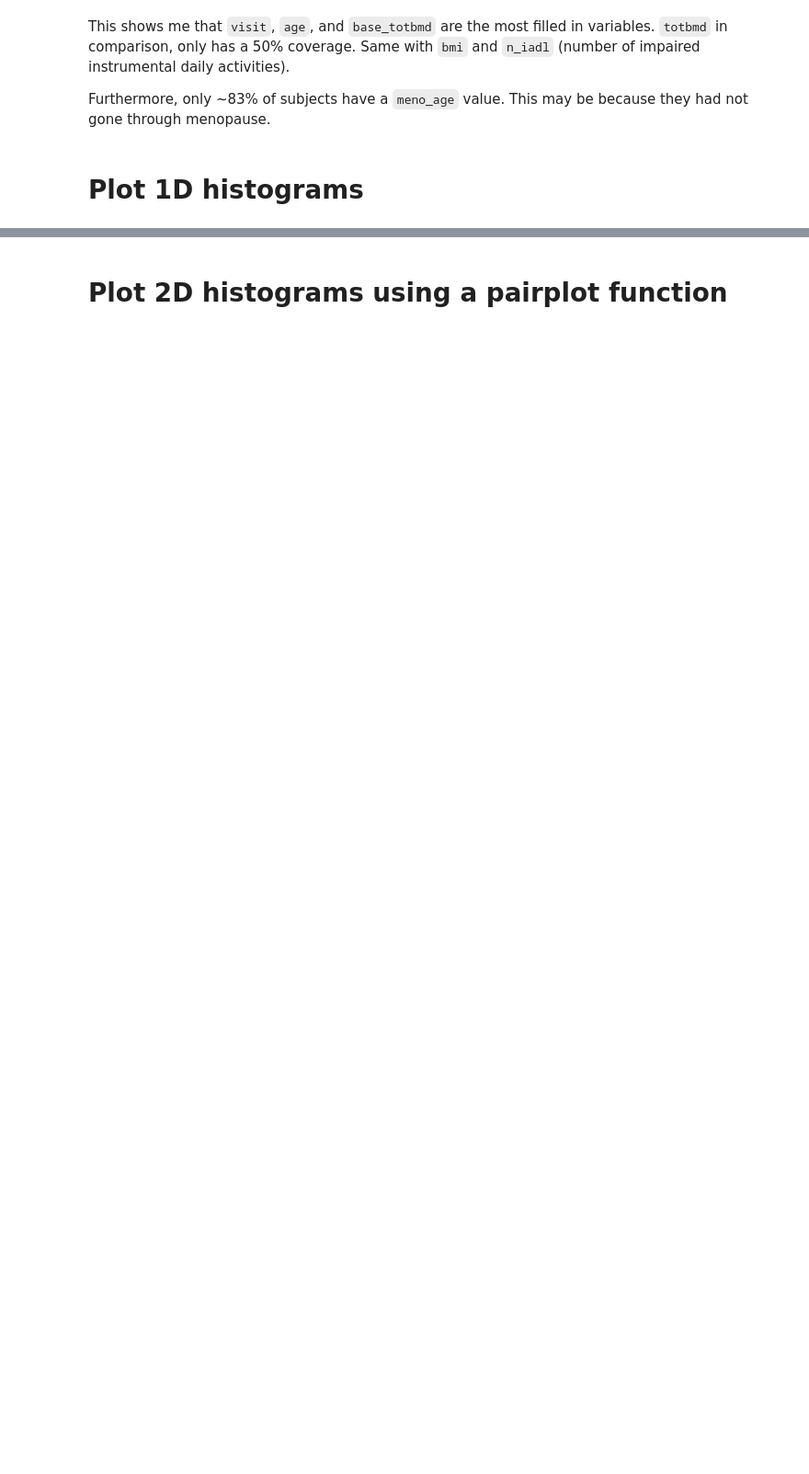
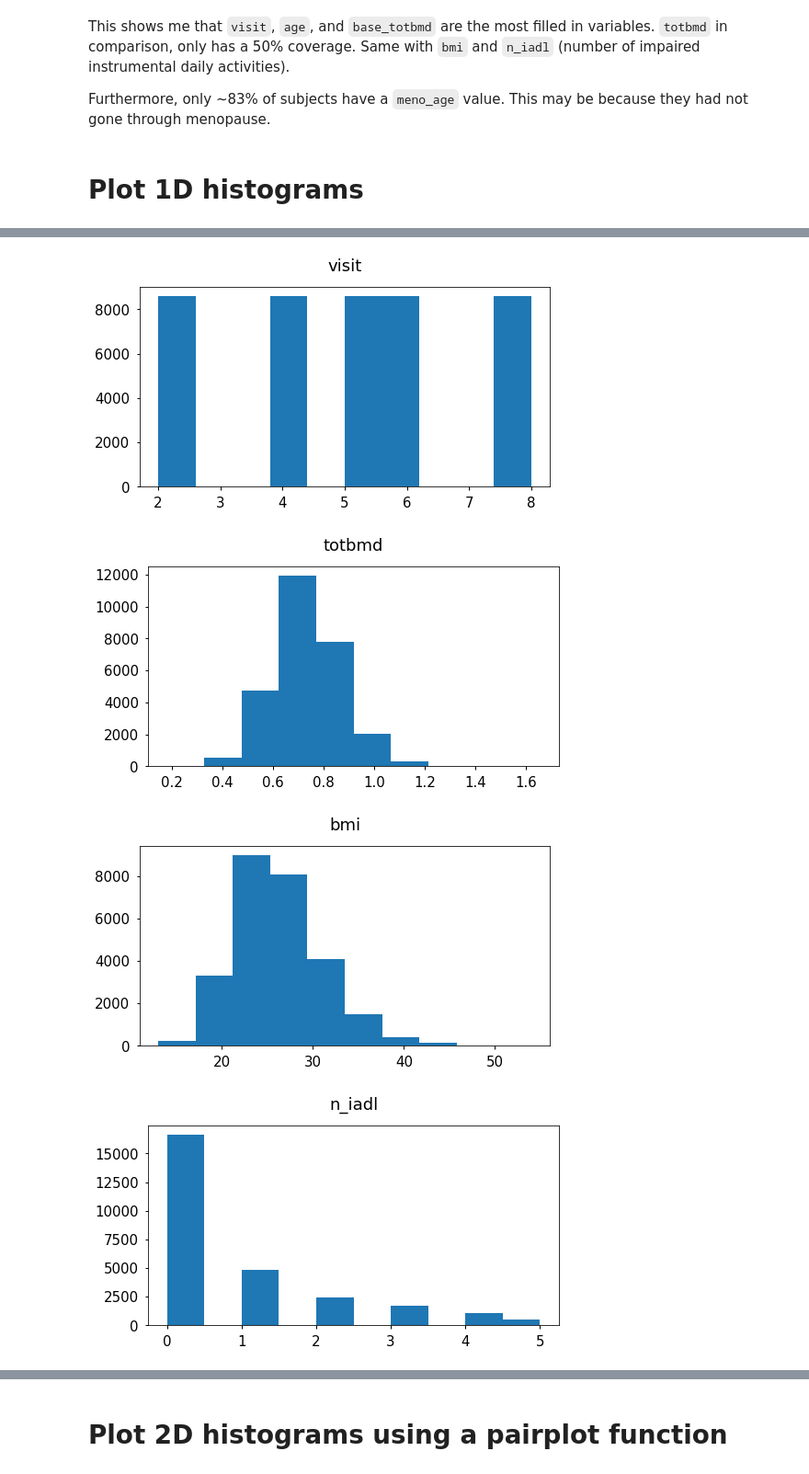
Before and after one commit to asuther/regression_methods_in_biostatistics, a Jupyter notebook: chapter_7_repeated_measures/2018.07.12-1-Explore_SOF_dataset.ipynb, the cells around one changed output, grey strips where cells are left out. Shown at 92% size. Drawn from its saved outputs; the diff is of its cells as text; code cells hidden in the pictures; blank space fills up the shorter version.

```diff
--- a/chapter_7_repeated_measures/2018.07.12-1-Explore_SOF_dataset.ipynb
+++ b/chapter_7_repeated_measures/2018.07.12-1-Explore_SOF_dataset.ipynb
@@ -68,4 +90,14 @@ raw_df.head(2)
 # %%
 vars_to_plot = ['visit','totbmd','bmi','n_iadl','age','meno_age']
 
 for curr_var in vars_to_plot:
+    plt.figure(figsize=(8,4))
+    plt.hist(raw_df[curr_var].dropna())
+
+    ax = plt.gca()
+    ax.set_title(curr_var, y=1.05)
+# %% [output]
+[figure, added]
+[figure, added]
+[figure, added]
+[figure, added]
```
Also changed, not shown: parts of 37 cells of this notebook.
